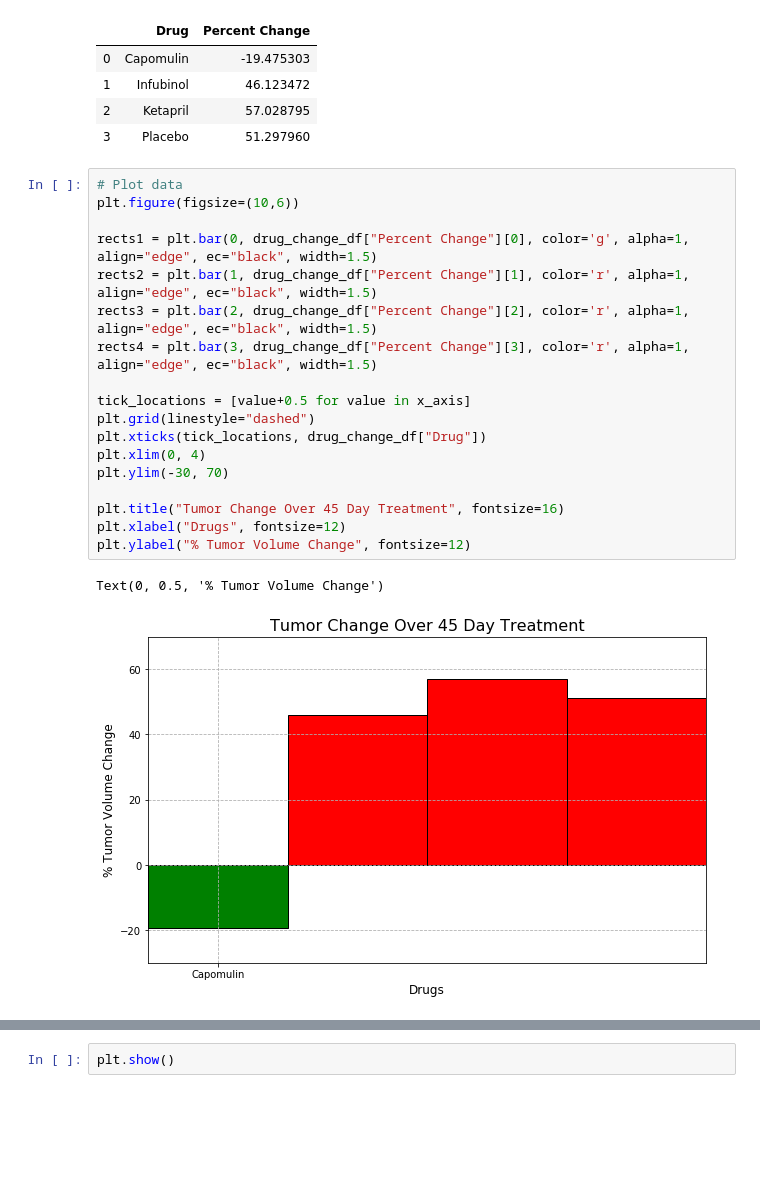
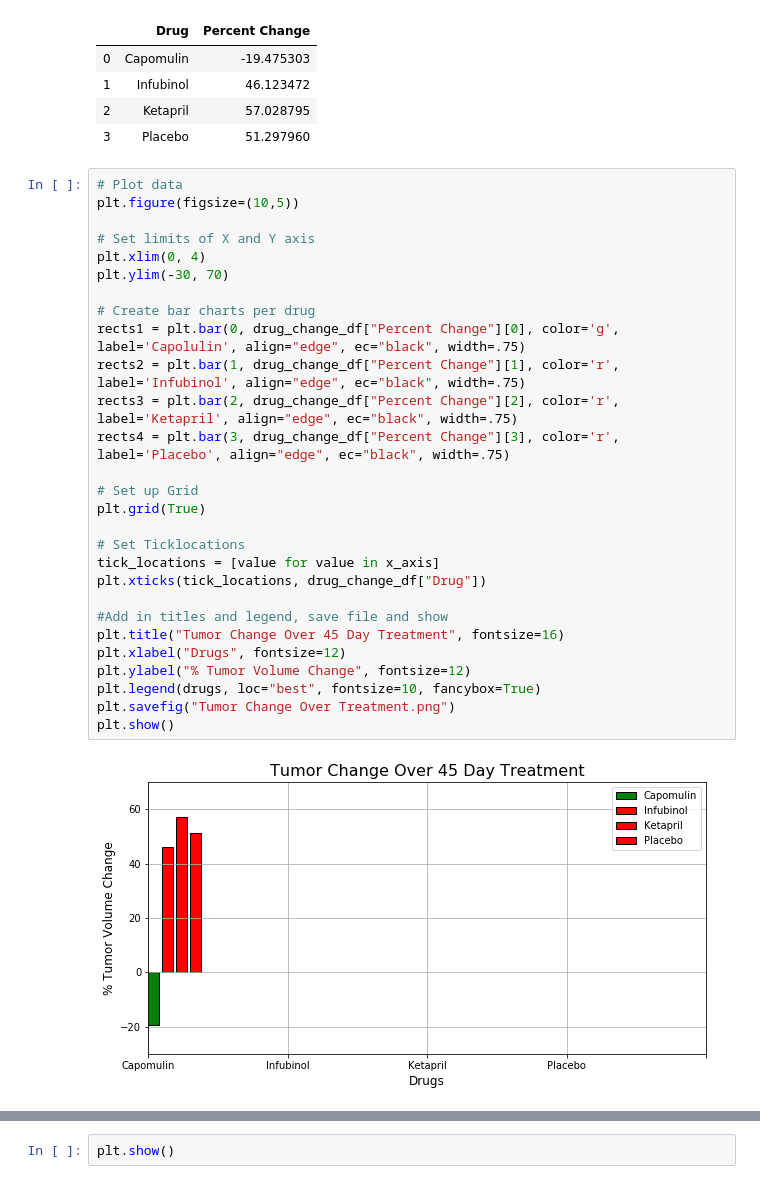
Before and after one commit to jehixson3/Charting-Pharmacutical-Data-with-Matplotlib, a Jupyter notebook: Pymaceuticals/pymaceuticals_starter.ipynb, the cells around one changed output, grey strips where cells are left out. Drawn from its saved outputs; the diff is of its cells as text; blank space fills up the shorter version.

Commit message:
End bar chart still not aligning properly

```diff
--- a/Pymaceuticals/pymaceuticals_starter.ipynb
+++ b/Pymaceuticals/pymaceuticals_starter.ipynb
@@ -364,23 +364,32 @@ drug_change_df
 | 3 | Placebo | 51.297960 |
 # %%
 # Plot data
-plt.figure(figsize=(10,6))
+plt.figure(figsize=(10,5))
 
-rects1 = plt.bar(0, drug_change_df["Percent Change"][0], color='g', alpha=1, align="edge", ec="black", width=1.5)
-rects2 = plt.bar(1, drug_change_df["Percent Change"][1], color='r', alpha=1, align="edge", ec="black", width=1.5)
-rects3 = plt.bar(2, drug_change_df["Percent Change"][2], color='r', alpha=1, align="edge", ec="black", width=1.5)
-rects4 = plt.bar(3, drug_change_df["Percent Change"][3], color='r', alpha=1, align="edge", ec="black", width=1.5)
-
-tick_locations = [value+0.5 for value in x_axis]
-plt.grid(linestyle="dashed")
-plt.xticks(tick_locations, drug_change_df["Drug"])
+# Set limits of X and Y axis
 plt.xlim(0, 4)
 plt.ylim(-30, 70)
 
+# Create bar charts per drug
+rects1 = plt.bar(0, drug_change_df["Percent Change"][0], color='g', label='Capolulin', align="edge", ec="black", width=.75)
+rects2 = plt.bar(1, drug_change_df["Percent Change"][1], color='r', label='Infubinol', align="edge", ec="black", width=.75)
+rects3 = plt.bar(2, drug_change_df["Percent Change"][2], color='r', label='Ketapril', align="edge", ec="black", width=.75)
+rects4 = plt.bar(3, drug_change_df["Percent Change"][3], color='r', label='Placebo', align="edge", ec="black", width=.75)
+
+# Set up Grid
+plt.grid(True)
+
+# Set Ticklocations
+tick_locations = [value for value in x_axis]
+plt.xticks(tick_locations, drug_change_df["Drug"])
+
+#Add in titles and legend, save file and show
 plt.title("Tumor Change Over 45 Day Treatment", fontsize=16)
 plt.xlabel("Drugs", fontsize=12)
 plt.ylabel("% Tumor Volume Change", fontsize=12)
+plt.legend(drugs, loc="best", fontsize=10, fancybox=True)
+plt.savefig("Tumor Change Over Treatment.png")
+plt.show()
 # %% [output]
-Text(0, 0.5, '% Tumor Volume Change')
-[figure, old version]
+[figure, new version]
 # %%
```
Also changed, not shown: parts of 3 cells of this notebook, 3 other files.
